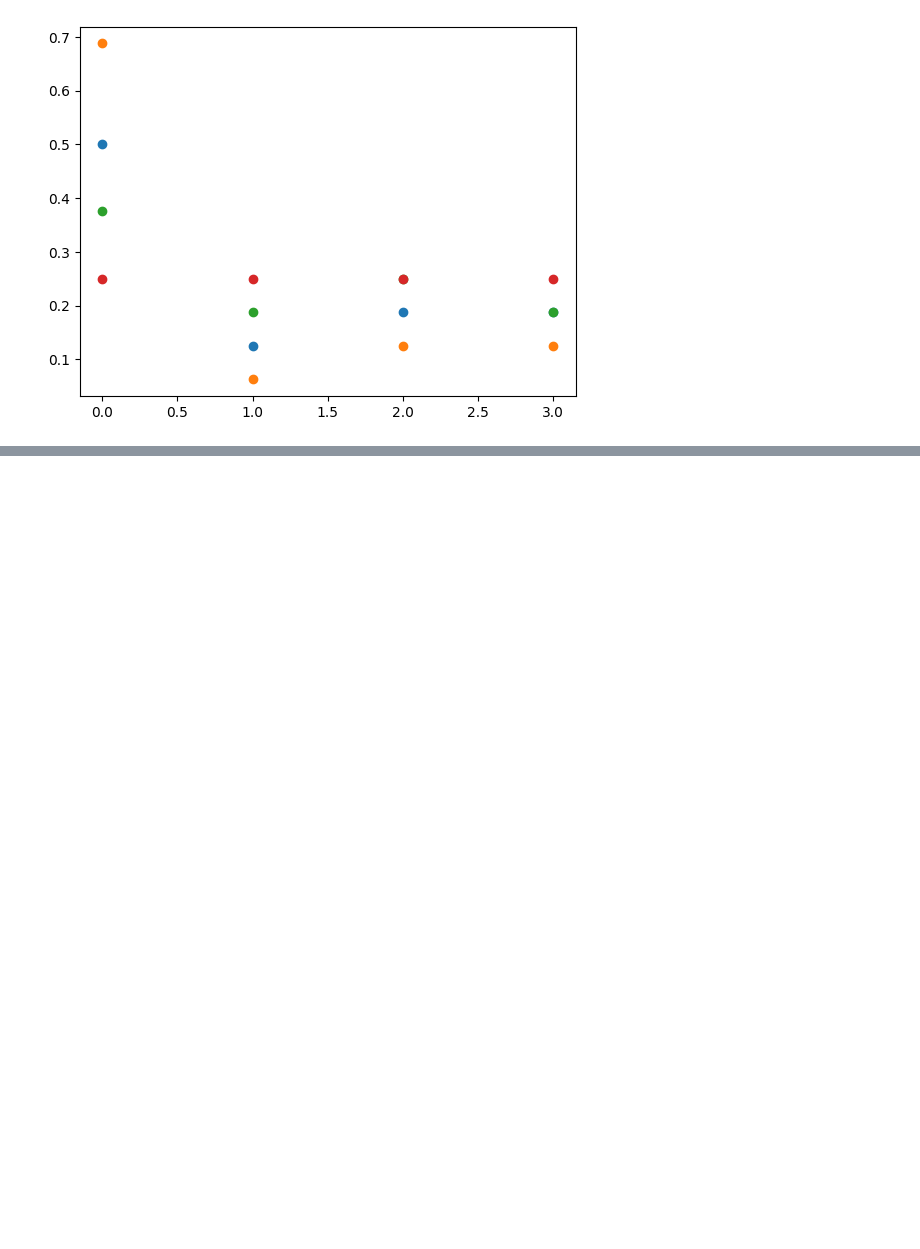
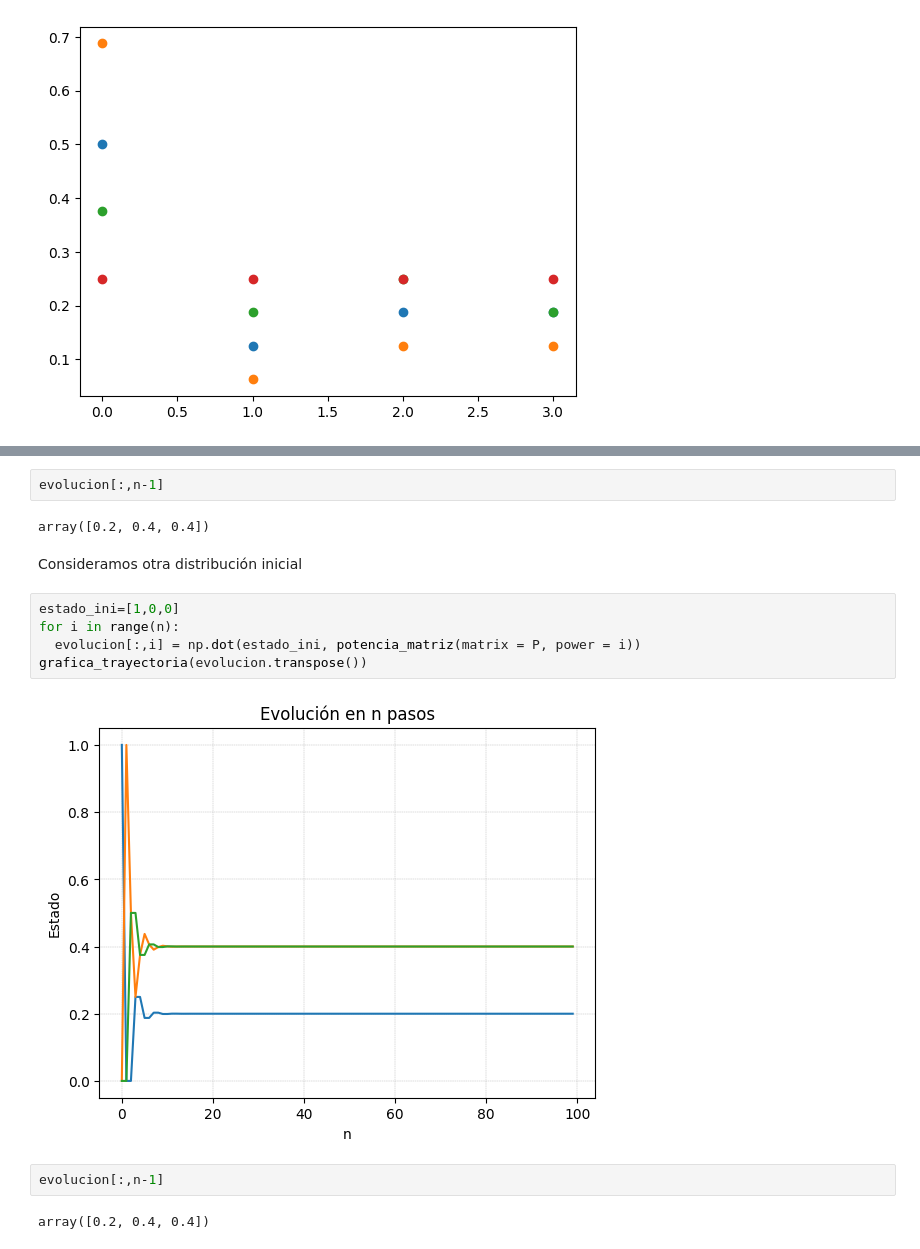
Before and after one commit to leticiaram/Modelos_Estocasticos_2023, a Jupyter notebook: Codigo_2.ipynb, the cells around one changed output, grey strips where cells are left out. Saved outputs shown, nothing was run; the diff lists cells and outputs as text; blank space fills up the shorter version.

```diff
--- a/Codigo_2.ipynb
+++ b/Codigo_2.ipynb
@@ -196,0 +242,17 @@ plt.show()
+# %%
+evolucion[:,n-1]
+# %% [output]
+array([0.2, 0.4, 0.4])
+# %% [markdown]
+Consideramos otra distribución inicial
+# %%
+estado_ini=[1,0,0]
+for i in range(n):
+  evolucion[:,i] = np.dot(estado_ini, potencia_matriz(matrix = P, power = i))
+grafica_trayectoria(evolucion.transpose())
+# %% [output]
+[figure, added]
+# %%
+evolucion[:,n-1]
+# %% [output]
+array([0.2, 0.4, 0.4])
```
Also changed, not shown: parts of 13 cells of this notebook.
